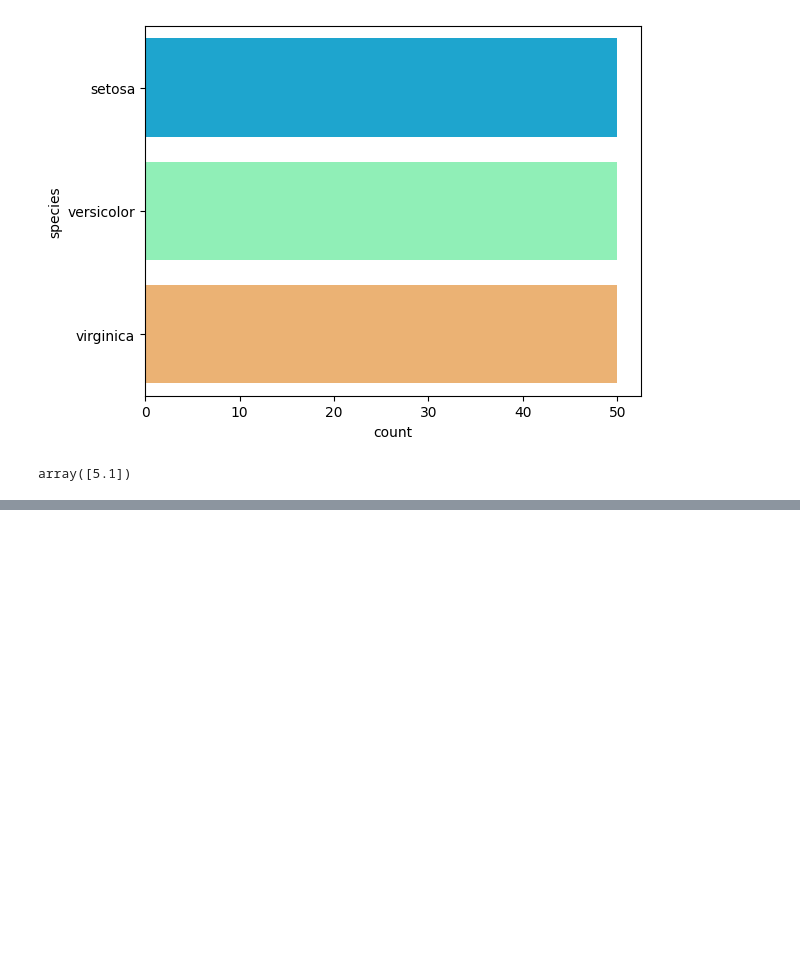
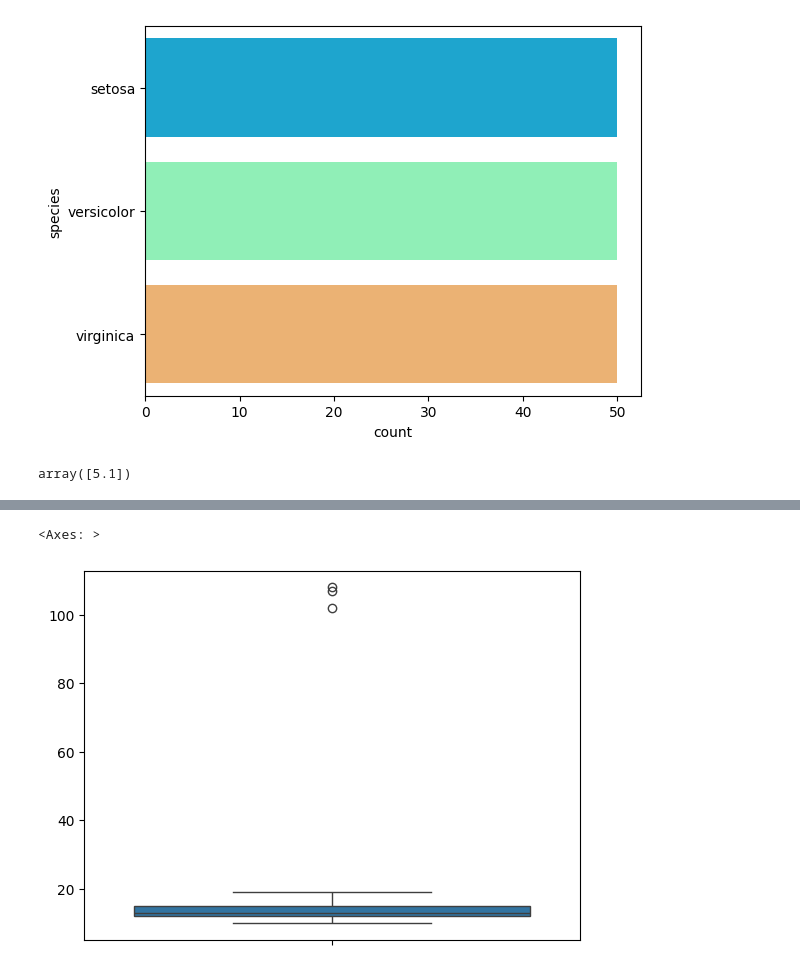
Before and after one commit to SUDHAN1022/Python-for-data-science, a Jupyter notebook: stats_practice.ipynb, the cells around one changed output, grey strips where cells are left out. Cells and saved outputs as stored; diff of their text form; code cells hidden in the pictures; blank space fills up the shorter version.

```diff
--- a/stats_practice.ipynb
+++ b/stats_practice.ipynb
@@ -82,0 +119,5 @@ array([5.1])
+# %%
+#IQR implementation
+
+dataset=sorted(dataset)
+dataset
@@ -82,0 +187,5 @@ array([5.1])
+# %%
+sns.boxplot(dataset)
+# %% [output]
+<Axes: >
+[figure, added]
```
Also changed, not shown: parts of 15 cells of this notebook.
